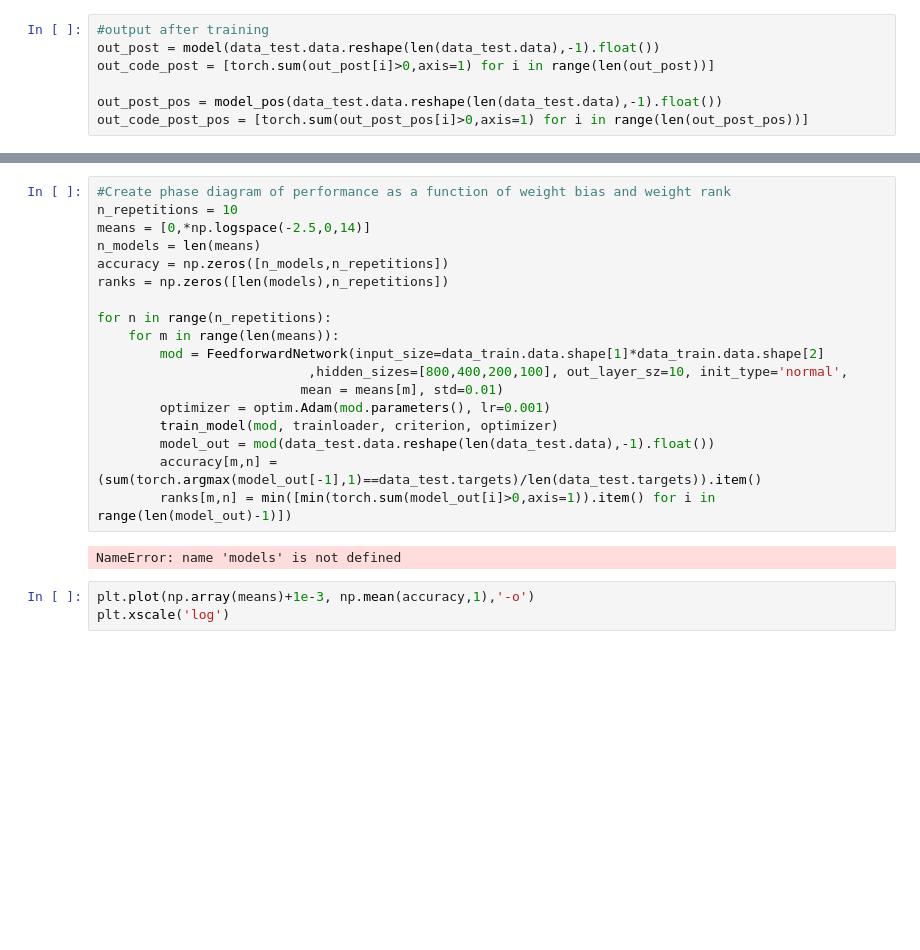
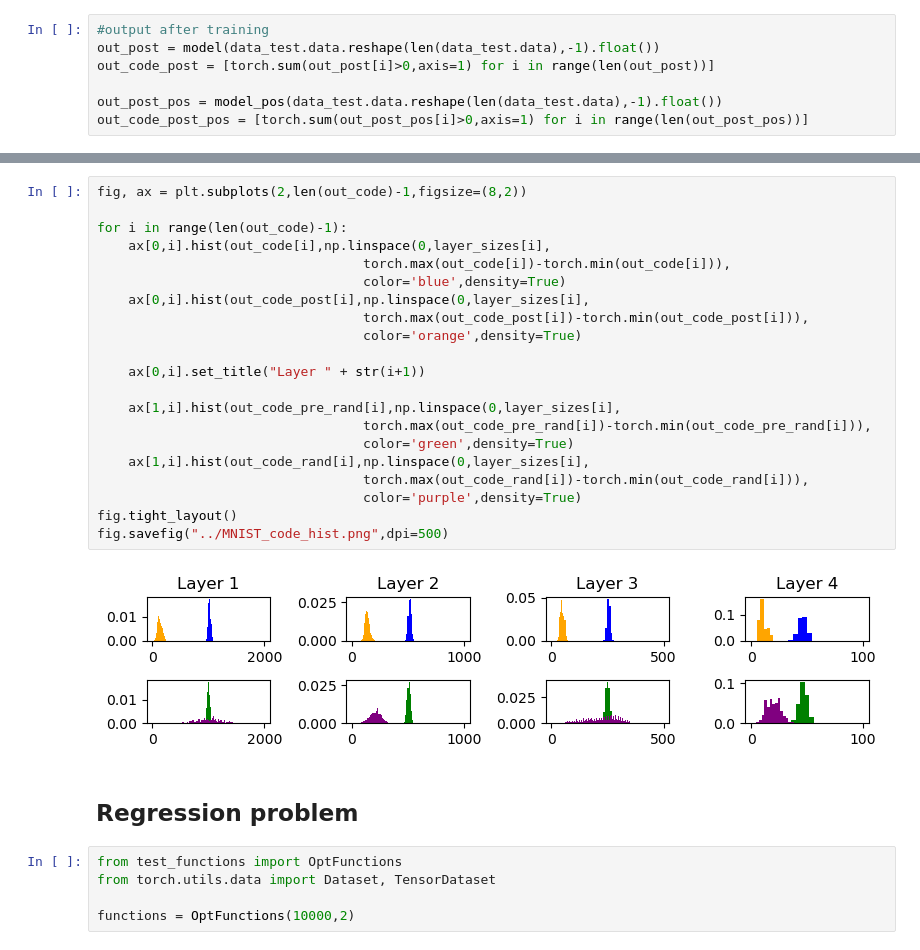
Before and after one commit to KBeshkov/top-mfld-class, a Jupyter notebook: simulations/MNIST_training.ipynb, the cells around one changed output, grey strips where cells are left out. Saved outputs shown, nothing was run; the diff lists cells and outputs as text; blank space fills up the shorter version.

```diff
--- a/simulations/MNIST_training.ipynb
+++ b/simulations/MNIST_training.ipynb
@@ -126,23 +144,30 @@ _ = [plt.hist(out_code_post_pos[i],np.linspace(torch.min(out_code_post_pos[i]),t
-# %%
-#Create phase diagram of performance as a function of weight bias and weight rank
-n_repetitions = 10
-means = [0,*np.logspace(-2.5,0,14)]
-n_models = len(means)
-accuracy = np.zeros([n_models,n_repetitions])
-ranks = np.zeros([len(models),n_repetitions])
-
-for n in range(n_repetitions):
-    for m in range(len(means)):
-        mod = FeedforwardNetwork(input_size=data_train.data.shape[1]*data_train.data.shape[2]
-                           ,hidden_sizes=[800,400,200,100], out_layer_sz=10, init_type='normal',
-                          mean = means[m], std=0.01)
-        optimizer = optim.Adam(mod.parameters(), lr=0.001)
-        train_model(mod, trainloader, criterion, optimizer)
-        model_out = mod(data_test.data.reshape(len(data_test.data),-1).float())
-        accuracy[m,n] = (sum(torch.argmax(model_out[-1],1)==data_test.targets)/len(data_test.targets)).item()
-        ranks[m,n] = min([min(torch.sum(model_out[i]>0,axis=1)).item() for i in range(len(model_out)-1)])
-# %% [output]
-NameError: name 'models' is not defined
-# %%
-plt.plot(np.array(means)+1e-3, np.mean(accuracy,1),'-o')
-plt.xscale('log')
+# %%
+fig, ax = plt.subplots(2,len(out_code)-1,figsize=(8,2))
+
+for i in range(len(out_code)-1):
+    ax[0,i].hist(out_code[i],np.linspace(0,layer_sizes[i],
+                                  torch.max(out_code[i])-torch.min(out_code[i])),
+                                  color='blue',density=True)
+    ax[0,i].hist(out_code_post[i],np.linspace(0,layer_sizes[i],
+                                  torch.max(out_code_post[i])-torch.min(out_code_post[i])),
+                                  color='orange',density=True)
+
+    ax[0,i].set_title("Layer " + str(i+1))
+
+    ax[1,i].hist(out_code_pre_rand[i],np.linspace(0,layer_sizes[i],
+                                  torch.max(out_code_pre_rand[i])-torch.min(out_code_pre_rand[i])),
+                                  color='green',density=True)
+    ax[1,i].hist(out_code_rand[i],np.linspace(0,layer_sizes[i],
+                                  torch.max(out_code_rand[i])-torch.min(out_code_rand[i])),
+                                  color='purple',density=True)
+fig.tight_layout()
+fig.savefig("../MNIST_code_hist.png",dpi=500)
+# %% [output]
+[figure, added]
+# %% [markdown]
+## Regression problem
+# %%
+from test_functions import OptFunctions
+from torch.utils.data import Dataset, TensorDataset
+
+functions = OptFunctions(10000,2)
```
Also changed, not shown: parts of 13 cells of this notebook, 3 other files.
